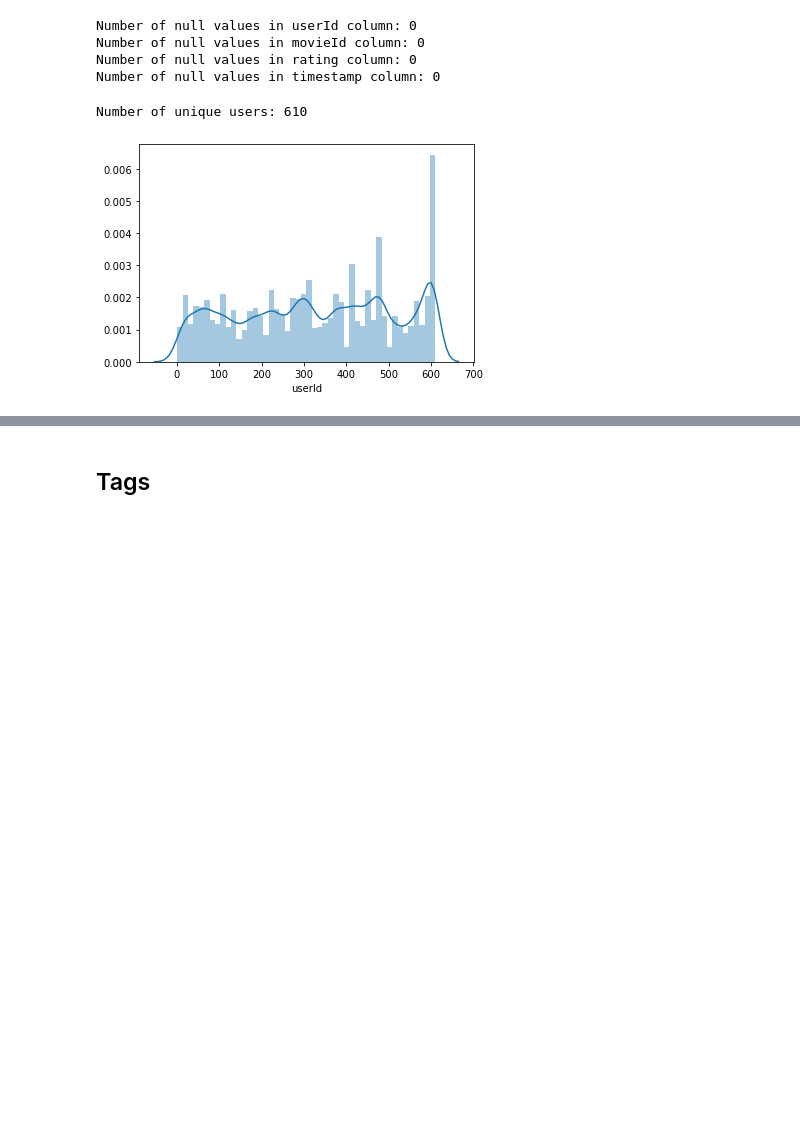
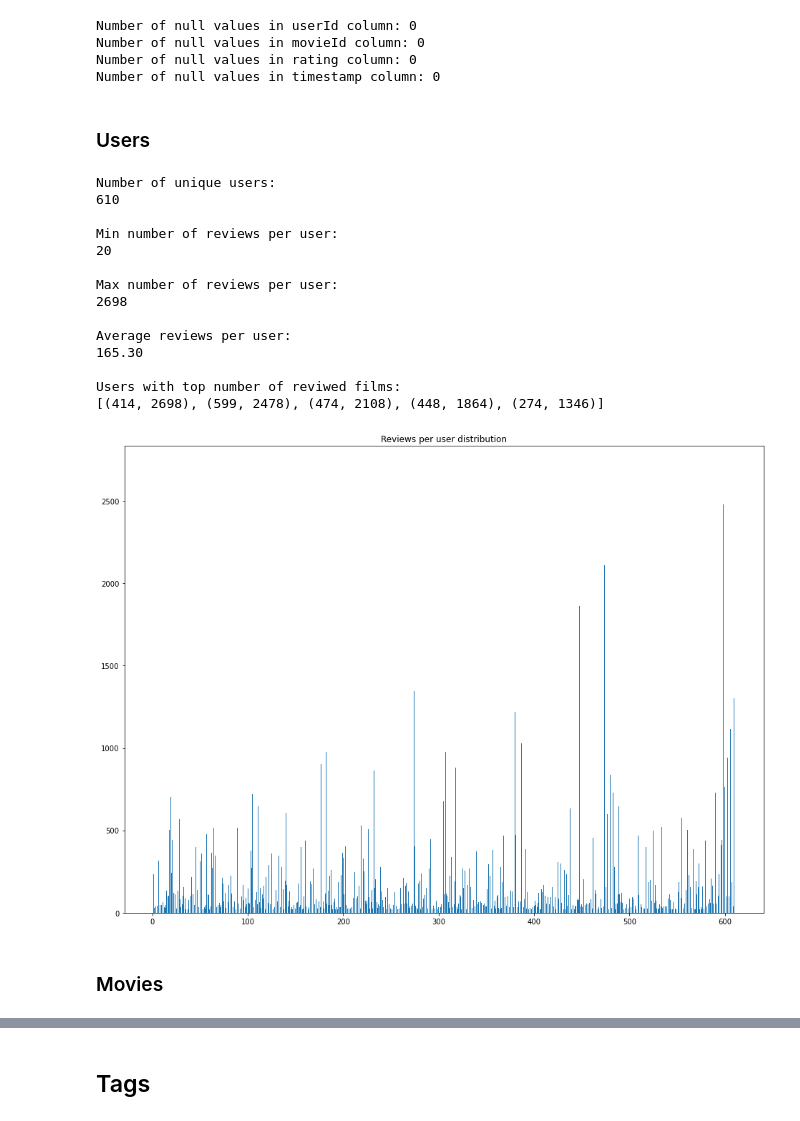
Before and after one commit to SmirnovAlexander/MoviesRecommendation, a Jupyter notebook: EDA.ipynb, the cells around one changed output, grey strips where cells are left out. Cells and saved outputs as stored; diff of their text form; code cells hidden in the pictures; blank space fills up the shorter version.

```diff
--- a/EDA.ipynb
+++ b/EDA.ipynb
@@ -290,13 +291,42 @@ Number of null values in userId column: 0
 Number of null values in movieId column: 0
 Number of null values in rating column: 0
 Number of null values in timestamp column: 0
-# %%
-print("Number of unique users: {}".format(
-    len(set(ratings["userId"]))))
-# %% [output]
-Number of unique users: 610
-# %%
-sns.distplot(ratings["userId"], norm_hist=True)
-plt.show()
-# %% [output]
-[figure, removed]
+# %% [markdown]
+### Users
+# %%
+print("Number of unique users:\n{}\n".format(
+    len(set(ratings["userId"]))))
+
+user_reviews = dict(Counter(ratings["userId"]))
+user_reviews = {k: v for k, v in sorted(
+    user_reviews.items(), key=lambda item: item[1], reverse=True)}
+
+print("Min number of reviews per user:\n{}\n".format(min(list(user_reviews.values()))))
+print("Max number of reviews per user:\n{}\n".format(max(list(user_reviews.values()))))
+
+print("Average reviews per user:\n{:.2f}\n".format(len(ratings["userId"]) / len(set(ratings["userId"]))))
+
+print("Users with top number of reviwed films:\n{}\n".format(list(islice(user_reviews.items(), 5))))
+
+plt.figure(figsize=(16,12))
+plt.hist(ratings["userId"], bins=1000)
+plt.title("Reviews per user distribution")
+plt.show()
+# %% [output]
+Number of unique users:
+610
+
+Min number of reviews per user:
+20
+
+Max number of reviews per user:
+2698
+
+Average reviews per user:
+165.30
+
+Users with top number of reviwed films:
+[(414, 2698), (599, 2478), (474, 2108), (448, 1864), (274, 1346)]
+[figure, added]
+# %% [markdown]
+### Movies
```
Also changed, not shown: parts of 15 cells of this notebook.
